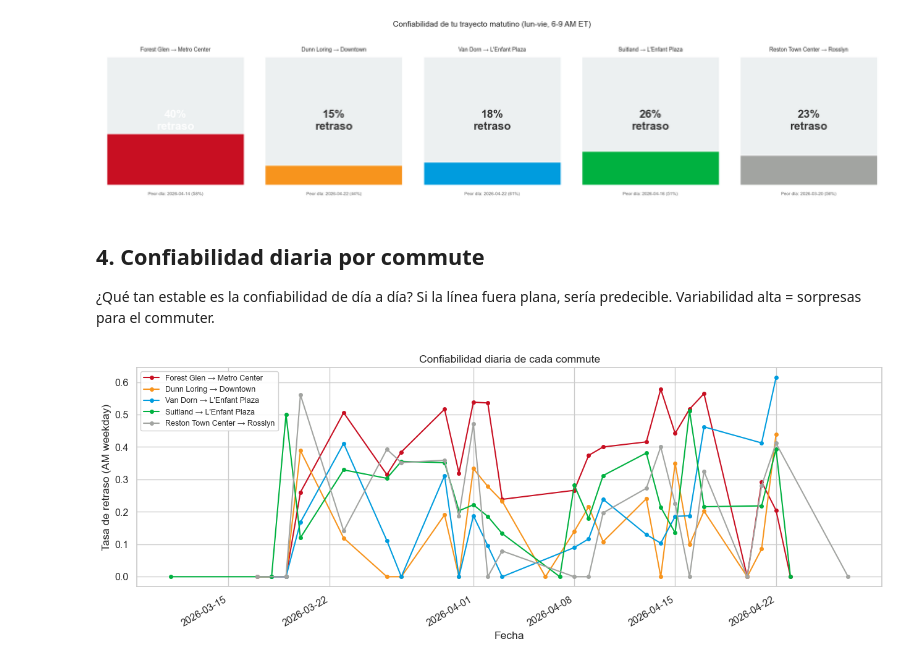
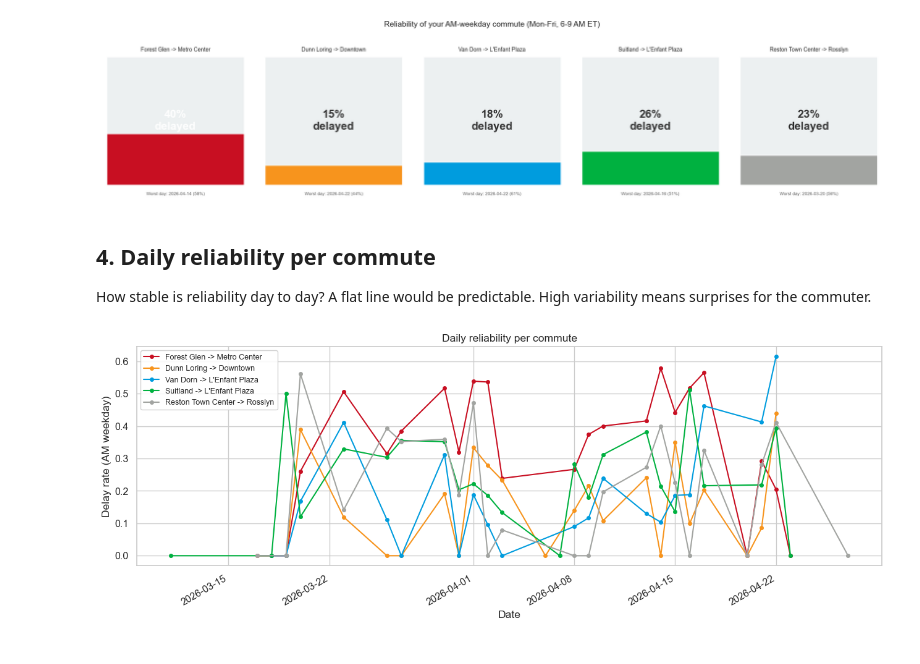
Before and after one commit to Pandabar8/WMATA-Metro-Delay-Prediction, a Jupyter notebook: notebooks/11_morning_commute.ipynb, the cells around one changed output. Saved outputs shown, nothing was run; the diff lists cells and outputs as text; code cells hidden in the pictures.

```diff
--- a/notebooks/11_morning_commute.ipynb
+++ b/notebooks/11_morning_commute.ipynb
@@ -71,23 +72,23 @@ station_code                  station_name
          A09                      Bethesda
          A10                Medical Center
 # %%
-# Cinco trayectos matutinos representativos.
-# Importante: NO usamos terminales como origen porque después del filtro
-# is_orphan==0 los terminales se quedan vacíos (un tren al final de la
-# línea no tiene "próxima llegada" que detectar dentro de 15 min).
-# Usamos estaciones intermedias en cada línea, con destination = el extremo
-# de la línea EN DIRECCIÓN AL CENTRO para representar AM commute eastbound.
+# Five representative AM-weekday commutes.
+# Important: we deliberately do NOT use line terminals as the origin.
+# After the is_orphan==0 filter, terminals end up empty (a train at the
+# end of the line has no "next arrival" to detect within 15 min).
+# We use intermediate stations on each line, with destination = the line's
+# far end IN THE DIRECTION OF DOWNTOWN to represent eastbound AM commute.
 COMMUTES = [
-    {"name": "Forest Glen → Metro Center",      "line": "RD", "origin": "B09", "dest_keyword": "Shady"},
-    {"name": "Dunn Loring → Downtown",          "line": "OR", "origin": "K07", "dest_keyword": "Carrollton"},
-    {"name": "Van Dorn → L'Enfant Plaza",       "line": "BL", "origin": "J02", "dest_keyword": "Largo"},
-    {"name": "Suitland → L'Enfant Plaza",       "line": "GR", "origin": "F10", "dest_keyword": "Greenbelt"},
-    {"name": "Reston Town Center → Rosslyn",    "line": "SV", "origin": "N07", "dest_keyword": "Largo"},
+    {"name": "Forest Glen -> Metro Center",       "line": "RD", "origin": "B09", "dest_keyword": "Shady"},
+    {"name": "Dunn Loring -> Downtown",           "line": "OR", "origin": "K07", "dest_keyword": "Carrollton"},
+    {"name": "Van Dorn -> L'Enfant Plaza",        "line": "BL", "origin": "J02", "dest_keyword": "Largo"},
+    {"name": "Suitland -> L'Enfant Plaza",        "line": "GR", "origin": "F10", "dest_keyword": "Greenbelt"},
+    {"name": "Reston Town Center -> Rosslyn",     "line": "SV", "origin": "N07", "dest_keyword": "Largo"},
 ]
 
-# Verificar que todos los origen-codes existen
+# Verify origin codes exist
 for c in COMMUTES:
     name = stations[stations["station_code"] == c["origin"]]["station_name"]
     c["origin_name"] = name.iloc[0] if len(name) else "(NOT FOUND)"
-    print(f"  {c['line']} | {c['origin']} = {c['origin_name']:30s} → dest contains: {c['dest_keyword']}")
+    print(f"  {c['line']} | {c['origin']} = {c['origin_name']:30s} -> dest contains: {c['dest_keyword']}")
 # %% [output]
@@ -157,7 +158,7 @@ fig, axes = plt.subplots(1, len(COMMUTES), figsize=(4 * len(COMMUTES), 4.5))
 
 for ax, row in zip(axes, results):
     if pd.isna(row["delay_rate"]):
-        ax.text(0.5, 0.5, "(sin datos)", ha="center", va="center")
+        ax.text(0.5, 0.5, "(no data)", ha="center", va="center")
         ax.set_title(row["name"], fontsize=11)
         ax.axis("off")
         continue
@@ -166,7 +167,7 @@ for ax, row in zip(axes, results):
     rate_pct = row["delay_rate"] * 100
     ax.bar([0], [100], color="#ecf0f1", width=0.6)
     ax.bar([0], [rate_pct], color=color, width=0.6)
-    ax.text(0, 50, f"{rate_pct:.0f}%\nretraso", ha="center", va="center",
+    ax.text(0, 50, f"{rate_pct:.0f}%\ndelayed", ha="center", va="center",
             fontsize=20, fontweight="bold", color="white" if rate_pct > 30 else "#333")
     ax.set_ylim(0, 100)
     ax.set_xticks([])
@@ -174,36 +175,36 @@ for ax, row in zip(axes, results):
     ax.spines[["top", "right", "left", "bottom"]].set_visible(False)
     ax.set_title(row["name"], fontsize=10, pad=10)
     ax.text(0.5, -0.08,
-            f"Peor día: {row['worst_day']} ({row['worst_day_rate']*100:.0f}%)",
+            f"Worst day: {row['worst_day']} ({row['worst_day_rate']*100:.0f}%)",
             transform=ax.transAxes, ha="center", fontsize=8, color="#666")
 
-fig.suptitle("Confiabilidad de tu trayecto matutino (lun-vie, 6-9 AM ET)",
+fig.suptitle("Reliability of your AM-weekday commute (Mon-Fri, 6-9 AM ET)",
              fontsize=14, y=1.02)
 plt.tight_layout()
 fig.savefig(os.path.join(FIG_DIR, "n11_commute_cards.png"), dpi=150, bbox_inches="tight")
 plt.show()
 # %% [output]
 [figure]
-# %% [markdown]
-## 4. Confiabilidad diaria por commute
-
-¿Qué tan estable es la confiabilidad de día a día? Si la línea fuera plana, sería predecible. Variabilidad alta = sorpresas para el commuter.
+# %% [markdown]
+## 4. Daily reliability per commute
+
+How stable is reliability day to day? A flat line would be predictable. High variability means surprises for the commuter.
 # %%
 fig, ax = plt.subplots(figsize=(13, 5))
 for row in results:
     if row["name"] not in per_commute_data:
         continue
     daily = per_commute_data[row["name"]]["daily"]
     ax.plot(daily.index, daily.values, marker="o", label=row["name"],
             color=LINE_COLORS[row["line"]], lw=1.5, markersize=4)
 
-ax.set_ylabel("Tasa de retraso (AM weekday)")
-ax.set_xlabel("Fecha")
-ax.set_title("Confiabilidad diaria de cada commute")
+ax.set_ylabel("Delay rate (AM weekday)")
+ax.set_xlabel("Date")
+ax.set_title("Daily reliability per commute")
 ax.legend(loc="upper left", fontsize=9, framealpha=0.9)
 plt.xticks(rotation=30, ha="right")
 plt.tight_layout()
 fig.savefig(os.path.join(FIG_DIR, "n11_daily_reliability.png"), dpi=150)
 plt.show()
 # %% [output]
-[figure, old version]
+[figure, new version]
```
Also changed, not shown: parts of 17 cells of this notebook, 11 other files.
